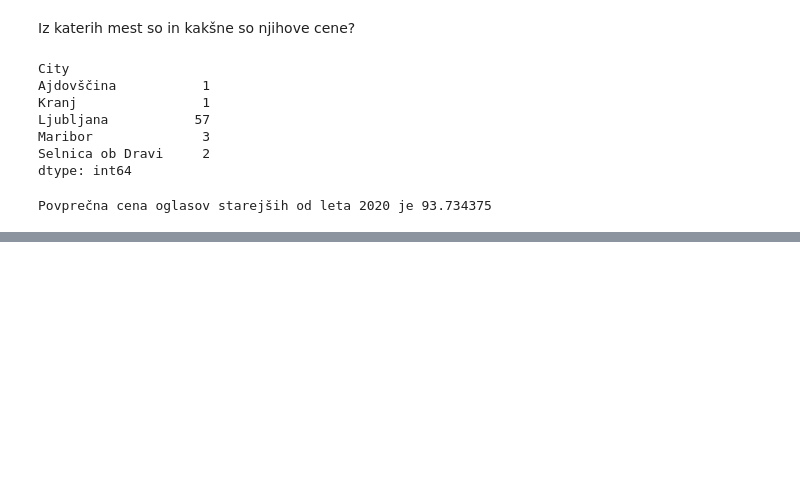
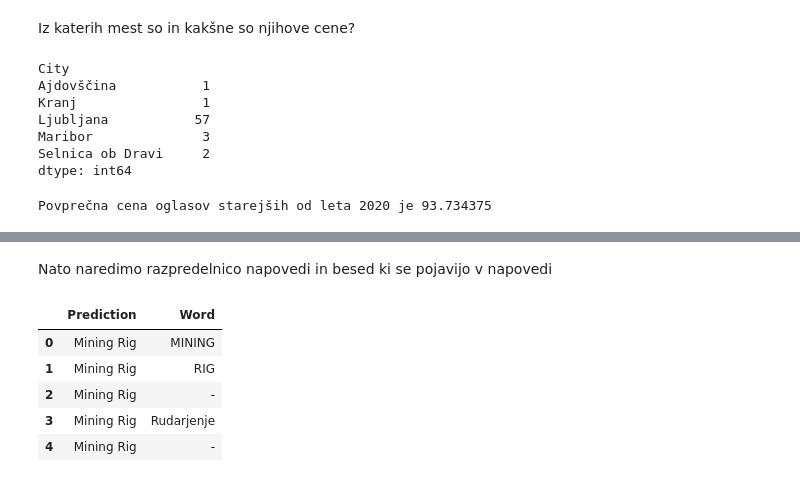
Before and after one commit to JakobPogacnikSouvent/bolha-racunalnistvo-advert-analysis, a Jupyter notebook: analiza.ipynb, the cells around one changed output, grey strips where cells are left out. Drawn from its saved outputs; the diff is of its cells as text; code cells hidden in the pictures; blank space fills up the shorter version.

```diff
--- a/analiza.ipynb
+++ b/analiza.ipynb
@@ -242,0 +344,15 @@ Povprečna cena oglasov starejših od leta 2020 je 93.734375
+# %% [markdown]
+Nato naredimo razpredelnico napovedi in besed ki se pojavijo v napovedi
+# %%
+def f(x):
+    return pd.Series(x.split())
+
+nizi_napovedi = data[data.Prediction != "Couldn't determine type"].set_index('Prediction').Name.apply(f).stack().reset_index(level='Prediction').rename(columns={0: 'Word',})
+nizi_napovedi.head()
+# %% [output]
+|  | Prediction | Word |
+| 0 | Mining Rig | MINING |
+| 1 | Mining Rig | RIG |
+| 2 | Mining Rig | - |
+| 3 | Mining Rig | Rudarjenje |
+| 4 | Mining Rig | - |
```
Also changed, not shown: parts of 14 cells of this notebook.
